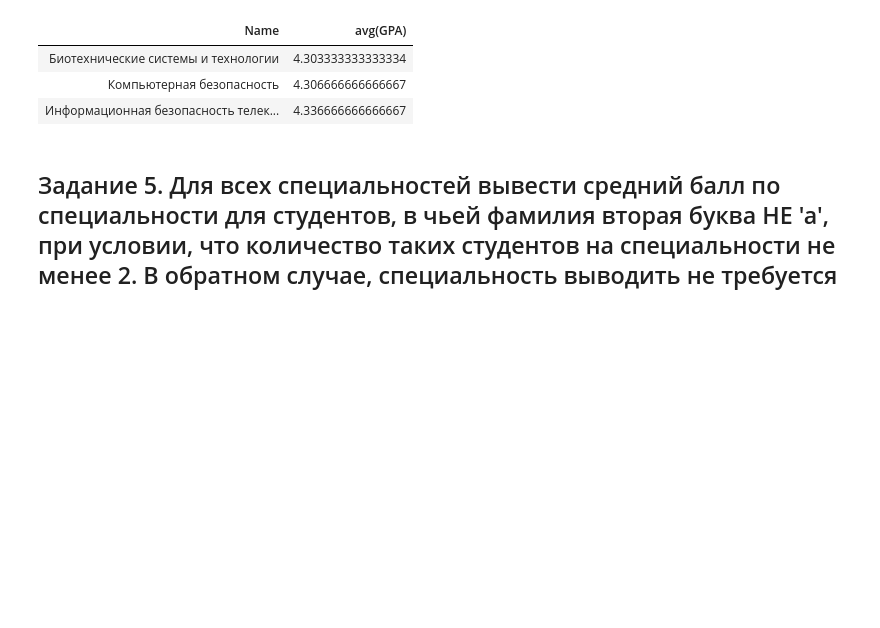
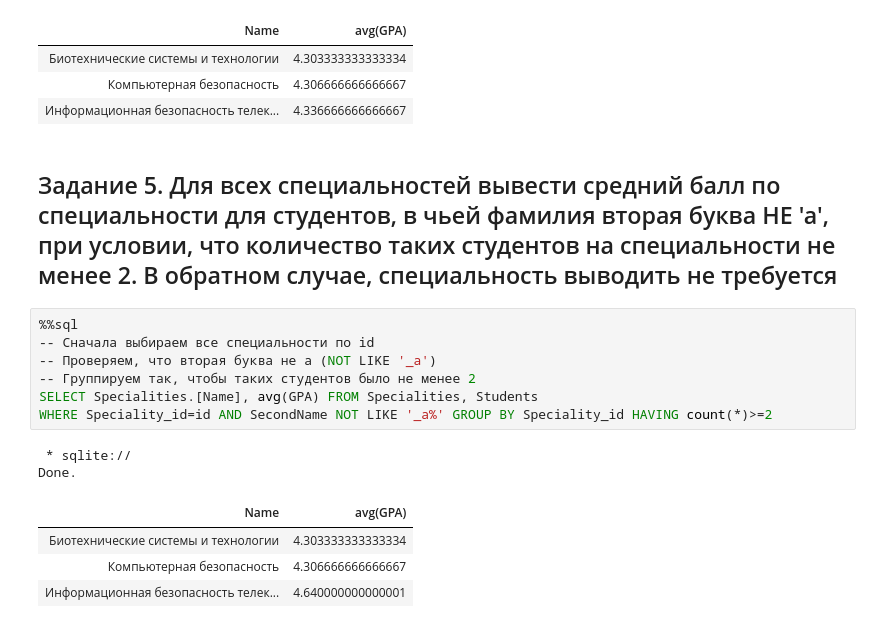
Before and after one commit to YanaGlad/DatabaseLab, a Jupyter notebook: lab_1.ipynb, the cells around one changed output. Saved outputs shown, nothing was run; the diff lists cells and outputs as text; blank space fills up the shorter version.

```diff
--- a/lab_1.ipynb
+++ b/lab_1.ipynb
@@ -228,3 +228,17 @@ Done.
 | Информационная безопасность телек... | 4.336666666666667 |
 # %% [markdown]
 ## Задание 5. Для всех специальностей вывести средний балл по специальности для студентов, в чьей фамилия вторая буква НЕ 'а', при условии, что количество таких студентов на специальности не менее 2. В обратном случае, специальность выводить не требуется
+# %%
+%%sql
+-- Сначала выбираем все специальности по id
+-- Проверяем, что вторая буква не а (NOT LIKE '_a')
+-- Группируем так, чтобы таких студентов было не менее 2
+SELECT Specialities.[Name], avg(GPA) FROM Specialities, Students
+WHERE Speciality_id=id AND SecondName NOT LIKE '_а%' GROUP BY Speciality_id HAVING count(*)>=2
+# %% [output]
+ * sqlite://
+Done.
+| Name | avg(GPA) |
+| Биотехнические системы и технологии | 4.303333333333334 |
+| Компьютерная безопасность | 4.306666666666667 |
+| Информационная безопасность телек... | 4.640000000000001 |
```
